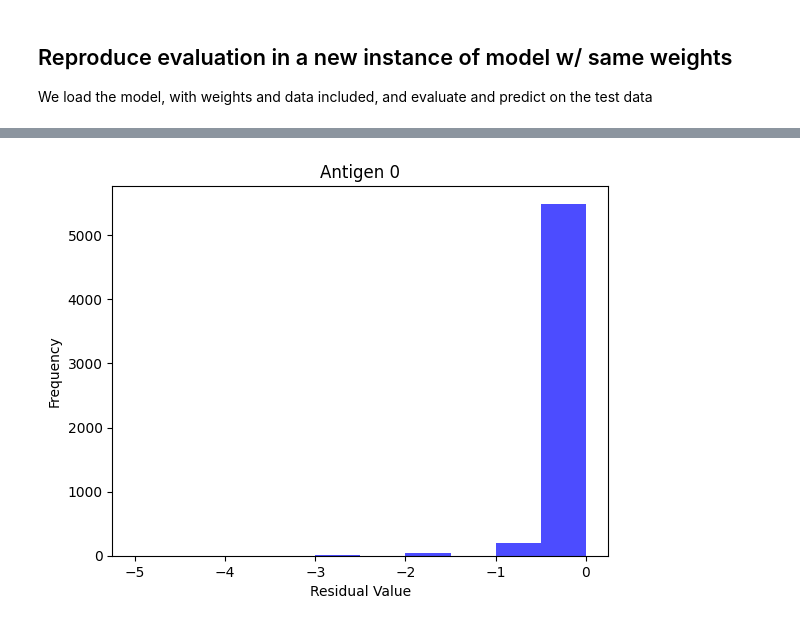
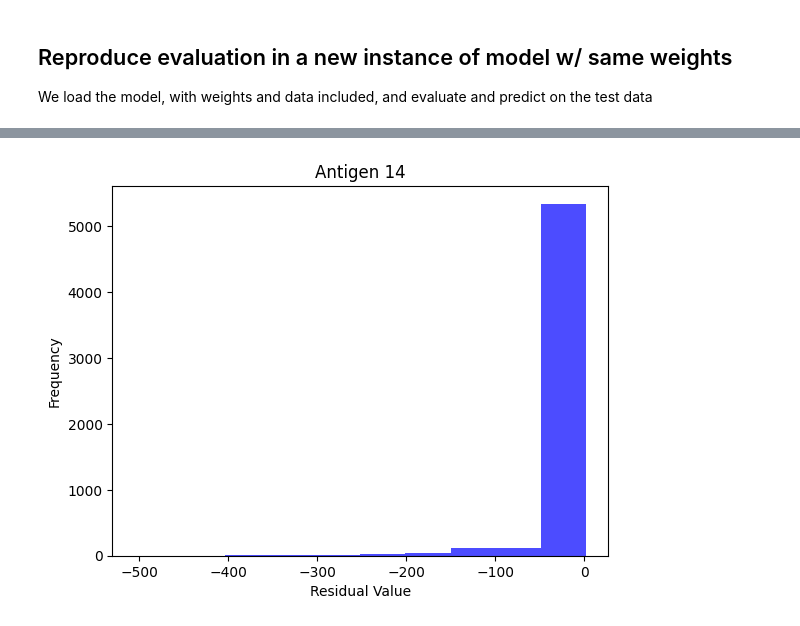
Before and after one commit to jboesen/tcellmatch, a Jupyter notebook: tutorials/10x_dataset_tutorial.ipynb, the cells around one changed output, grey strips where cells are left out. Drawn from its saved outputs; the diff is of its cells as text; code cells hidden in the pictures.

```diff
--- a/tutorials/10x_dataset_tutorial.ipynb
+++ b/tutorials/10x_dataset_tutorial.ipynb
@@ -421,0 +456,3 @@ Train this model for 2 epochs
+# %%
+EPOCHS = 100
+batch_size = 100000
@@ -422,13 +481,15 @@ Train this model for 2 epochs
 # %%
-EPOCHS = 2
-train_curve, val_curve = ffn.train(
+train_curve, val_curve, antigen_loss, antigen_loss_val = ffn.train(
     epochs=EPOCHS,
-    batch_size=8,
+    batch_size=batch_size,
     # tensorboard logs to this directory
     log_dir='training_runs',
     # if true, saves epochs x n_classes as ffn.antigen_loss
     # ijth element is loss of ith epoch on jth antigen
-    save_antigen_loss=False,
-    allow_early_stopping=True
+    save_antigen_loss=True,
+    allow_early_stopping=False,
+    print_loss=True,
+    lr_schedule_factor=0.99999,
+    use_wandb=True
     )
 # %% [output]
@@ -524,4 +865,4 @@ This function outputs a MatPlotLib histogram of the residuals of the given antig
 # %%
-ffn.get_residuals(0)
+ffn.get_residuals(14)
 # %% [output]
-[figure, old version]
+[figure, new version]
```
Also changed, not shown: parts of 41 cells of this notebook, 35 other files.
